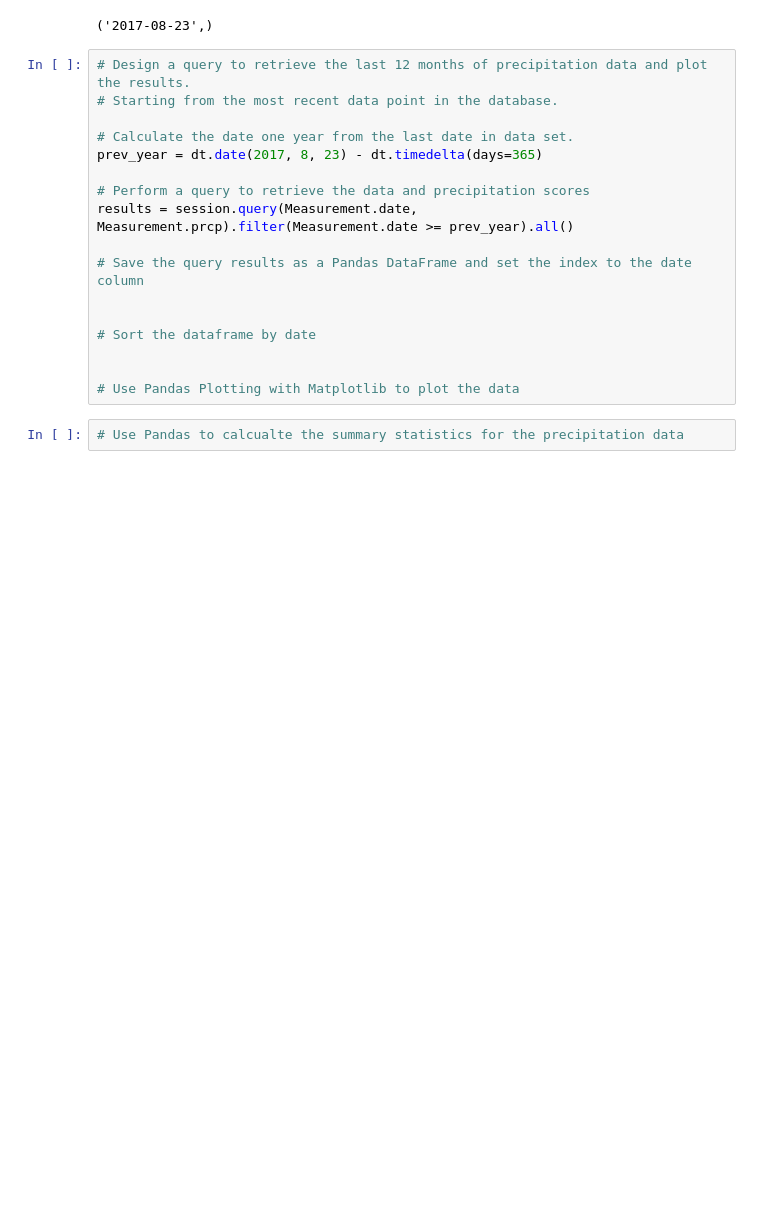
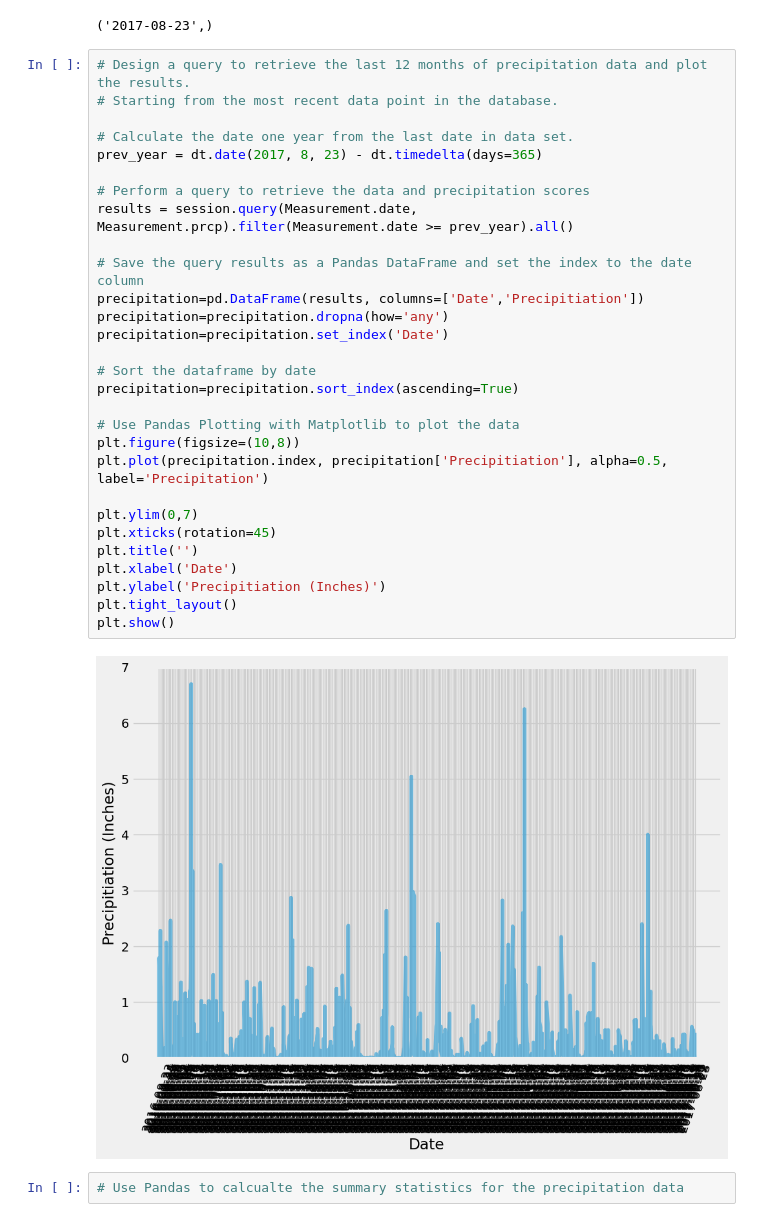
Before and after one commit to nathanunghwan/Design-climate-App-with-SQLAlchemy-and-Flask, a Jupyter notebook: SurfsUp/climate_starter.ipynb, the cells around one changed output. Drawn from its saved outputs; the diff is of its cells as text; blank space fills up the shorter version.

```diff
--- a/SurfsUp/climate_starter.ipynb
+++ b/SurfsUp/climate_starter.ipynb
@@ -46,20 +46,34 @@ most_recent_date
 # %%
 # Design a query to retrieve the last 12 months of precipitation data and plot the results.
 # Starting from the most recent data point in the database.
 
 # Calculate the date one year from the last date in data set.
 prev_year = dt.date(2017, 8, 23) - dt.timedelta(days=365)
 
 # Perform a query to retrieve the data and precipitation scores
 results = session.query(Measurement.date, Measurement.prcp).filter(Measurement.date >= prev_year).all()
 
 # Save the query results as a Pandas DataFrame and set the index to the date column
-
+precipitation=pd.DataFrame(results, columns=['Date','Precipitiation'])
+precipitation=precipitation.dropna(how='any')
+precipitation=precipitation.set_index('Date')
 
 # Sort the dataframe by date
-
+precipitation=precipitation.sort_index(ascending=True)
 
 # Use Pandas Plotting with Matplotlib to plot the data
+plt.figure(figsize=(10,8))
+plt.plot(precipitation.index, precipitation['Precipitiation'], alpha=0.5, label='Precipitation')
+
+plt.ylim(0,7)
+plt.xticks(rotation=45)
+plt.title('')
+plt.xlabel('Date')
+plt.ylabel('Precipitiation (Inches)')
+plt.tight_layout()
+plt.show()
+# %% [output]
+[figure, added]
 # %%
 # Use Pandas to calcualte the summary statistics for the precipitation data
 # %% [markdown]
```
